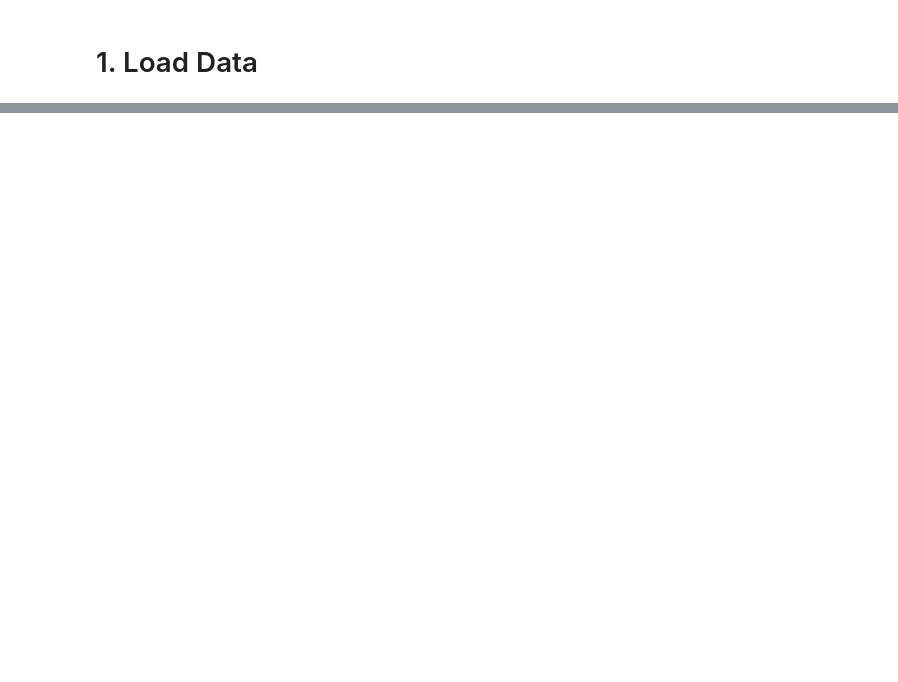
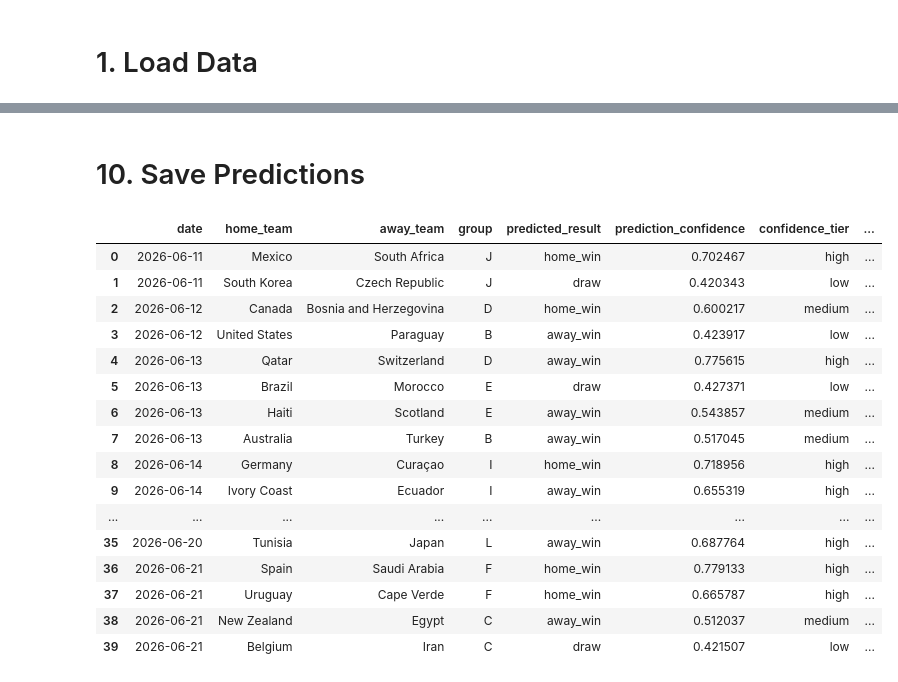
Before and after one commit to rares8283682/World_Cup_2026_Prediction, a Jupyter notebook: WC_2026_predictions_group.ipynb, the cells around one changed output, grey strips where cells are left out. Saved outputs shown, nothing was run; the diff lists cells and outputs as text; code cells hidden in the pictures; blank space fills up the shorter version.

```diff
--- a/WC_2026_predictions_group.ipynb
+++ b/WC_2026_predictions_group.ipynb
@@ -56,0 +298,74 @@ odds_compact_features = [
+# %% [markdown]
+# 10. Save Predictions
+# %%
+X_schedule_stack = make_stacking_features(schedule_model)
+
+schedule_probs = stack_model.predict_proba(X_schedule_stack)
+schedule_preds = stack_model.predict(X_schedule_stack)
+
+predictions_2026 = schedule_2026[
+    [
+        "date",
+        "home_team",
+        "away_team",
+        "group",
+        "is_placeholder_match",
+        "has_market_odds",
+    ]
+].copy()
+
+for i, class_name in enumerate(stack_model.classes_):
+    predictions_2026[f"prob_{class_name}"] = schedule_probs[:, i]
+
+predictions_2026["predicted_result"] = schedule_preds
+predictions_2026["prediction_confidence"] = schedule_probs.max(axis=1)
+
+def confidence_tier(x):
+    if x >= 0.65:
+        return "high"
+    if x >= 0.50:
+        return "medium"
+    return "low"
+
+predictions_2026["confidence_tier"] = predictions_2026["prediction_confidence"].apply(confidence_tier)
+
+predictions_2026 = predictions_2026.sort_values("date").reset_index(drop=True)
+
+winner_only = predictions_2026[
+    [
+        "date",
+        "home_team",
+        "away_team",
+        "group",
+        "predicted_result",
+        "prediction_confidence",
+        "confidence_tier",
+        "prob_home_win",
+        "prob_draw",
+        "prob_away_win",
+        "has_market_odds",
+        "is_placeholder_match",
+    ]
+]
+
+display(winner_only.head(40))
+
+winner_only.to_csv("datasets/wc_2026_winner_predictions_only.csv", index=False)
+# %% [output]
+|  | date | home_team | away_team | group | predicted_result | prediction_confidence | confidence_tier | ... |
+| 0 | 2026-06-11 | Mexico | South Africa | J | home_win | 0.702467 | high | ... |
+| 1 | 2026-06-11 | South Korea | Czech Republic | J | draw | 0.420343 | low | ... |
+| 2 | 2026-06-12 | Canada | Bosnia and Herzegovina | D | home_win | 0.600217 | medium | ... |
+| 3 | 2026-06-12 | United States | Paraguay | B | away_win | 0.423917 | low | ... |
+| 4 | 2026-06-13 | Qatar | Switzerland | D | away_win | 0.775615 | high | ... |
+| 5 | 2026-06-13 | Brazil | Morocco | E | draw | 0.427371 | low | ... |
+| 6 | 2026-06-13 | Haiti | Scotland | E | away_win | 0.543857 | medium | ... |
+| 7 | 2026-06-13 | Australia | Turkey | B | away_win | 0.517045 | medium | ... |
+| 8 | 2026-06-14 | Germany | Curaçao | I | home_win | 0.718956 | high | ... |
+| 9 | 2026-06-14 | Ivory Coast | Ecuador | I | away_win | 0.655319 | high | ... |
+| ... | ... | ... | ... | ... | ... | ... | ... | ... |
+| 35 | 2026-06-20 | Tunisia | Japan | L | away_win | 0.687764 | high | ... |
+| 36 | 2026-06-21 | Spain | Saudi Arabia | F | home_win | 0.779133 | high | ... |
+| 37 | 2026-06-21 | Uruguay | Cape Verde | F | home_win | 0.665787 | high | ... |
+| 38 | 2026-06-21 | New Zealand | Egypt | C | away_win | 0.512037 | medium | ... |
+| 39 | 2026-06-21 | Belgium | Iran | C | draw | 0.421507 | low | ... |
```
Also changed, not shown: parts of 20 cells of this notebook.
